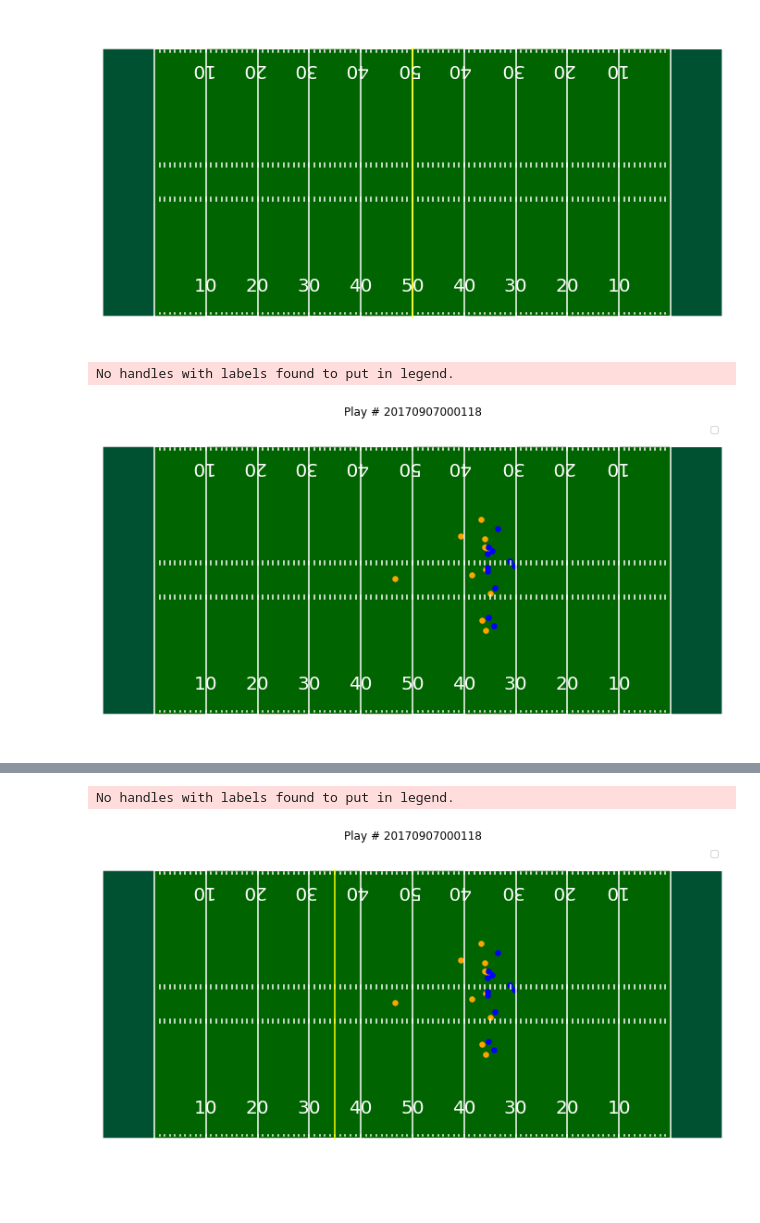
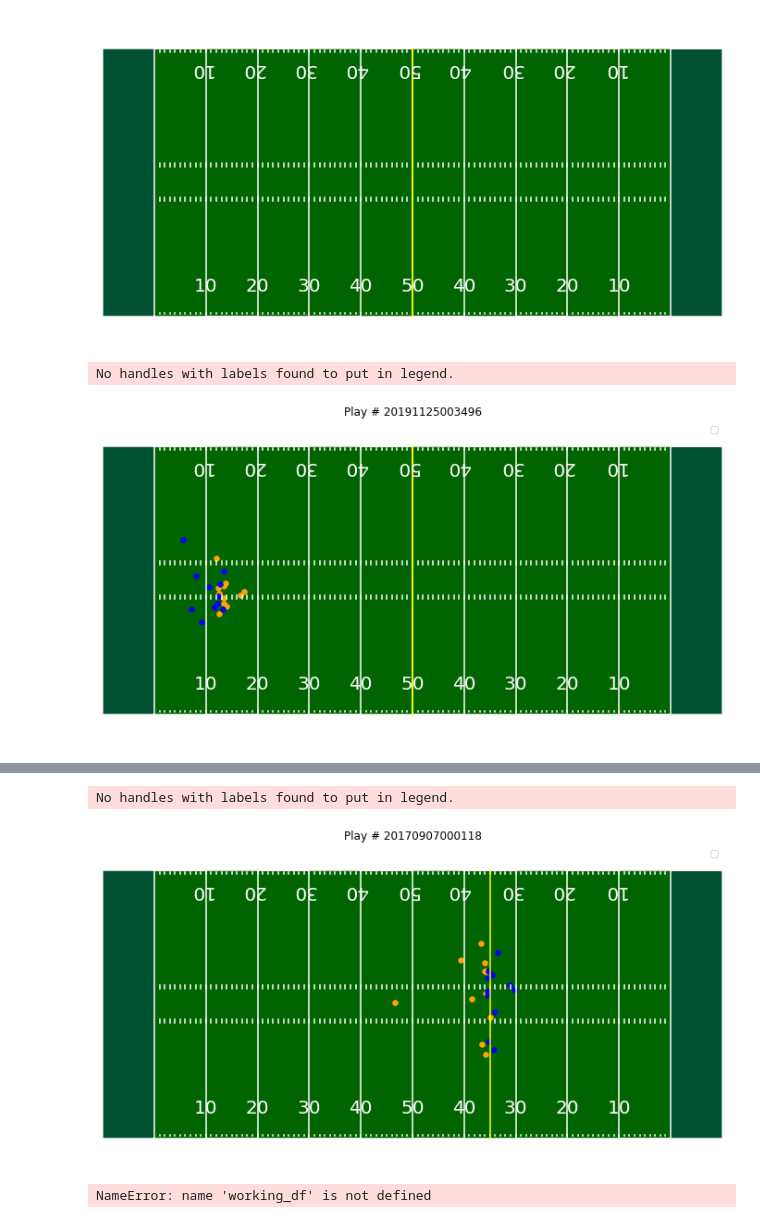
Before and after one commit to sydroth/cappy, a Jupyter notebook: visualization.ipynb, the cells around one changed output, grey strips where cells are left out. Cells and saved outputs as stored; diff of their text form; code cells hidden in the pictures.

```diff
--- a/visualization.ipynb
+++ b/visualization.ipynb
@@ -94,17 +94,17 @@ plt.show()
 # %%
 # adding adding players per play
 
 fig, ax = create_football_field()
-train.query("PlayId == 20170907000118 and Team == 'away'") \
+train.query("PlayId == 20191125003496 and Team == 'away'") \
     .plot(x='X', y='Y', kind='scatter', ax=ax, color='orange', s=30, legend='Away')
-train.query("PlayId == 20170907000118 and Team == 'home'") \
+train.query("PlayId == 20191125003496 and Team == 'home'") \
     .plot(x='X', y='Y', kind='scatter', ax=ax, color='blue', s=30, legend='Home')
-plt.title('Play # 20170907000118')
+plt.title('Play # 20191125003496')
 plt.legend()
 plt.show()
 # %% [output]
 No handles with labels found to put in legend.
-[figure, old version]
+[figure, new version]
 # %%
 # highlight the line of scrimmage
 
@@ -131,7 +131,7 @@ train.query("PlayId == @playid").head(22)
 # %%
 yl = train.query("PlayId == @playid")['YardLine'].tolist()[0]
 fig, ax = create_football_field(highlight_line=True,
-                                highlight_line_number=yl)
+                                highlight_line_number= 65)
 train.query("PlayId == @playid and Team == 'away'") \
     .plot(x='X', y='Y', kind='scatter', ax=ax, color='orange', s=30, legend='Away')
 train.query("PlayId == @playid and Team == 'home'") \
@@ -141,6 +141,10 @@ plt.legend()
 plt.show()
 # %% [output]
 No handles with labels found to put in legend.
-[figure, old version]
+[figure, new version]
 # %%
 def blank_field(line_of_scrimmage, )
+# %%
+working_df.describe()
+# %% [output]
+NameError: name 'working_df' is not defined
```
Also changed, not shown: 2 other files.
